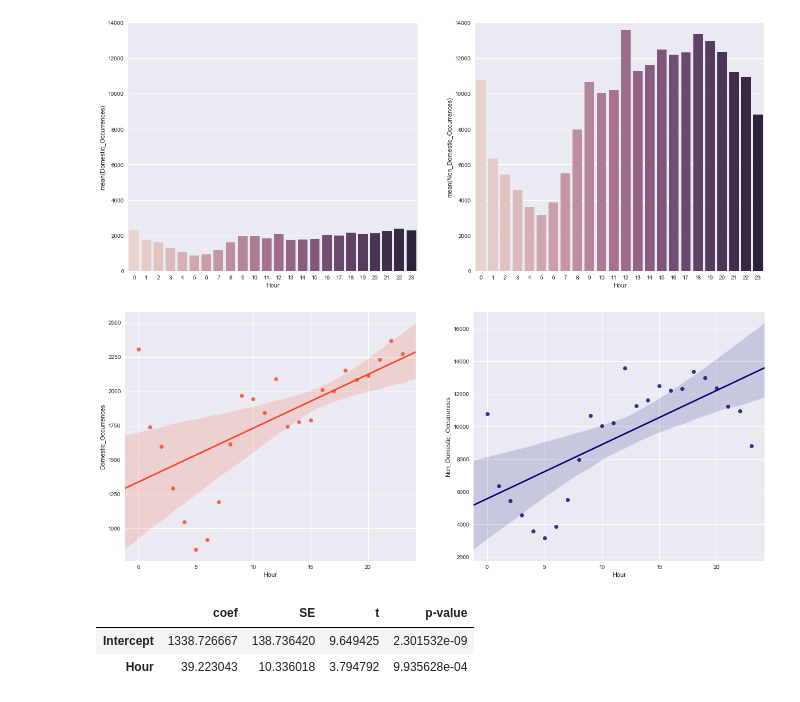
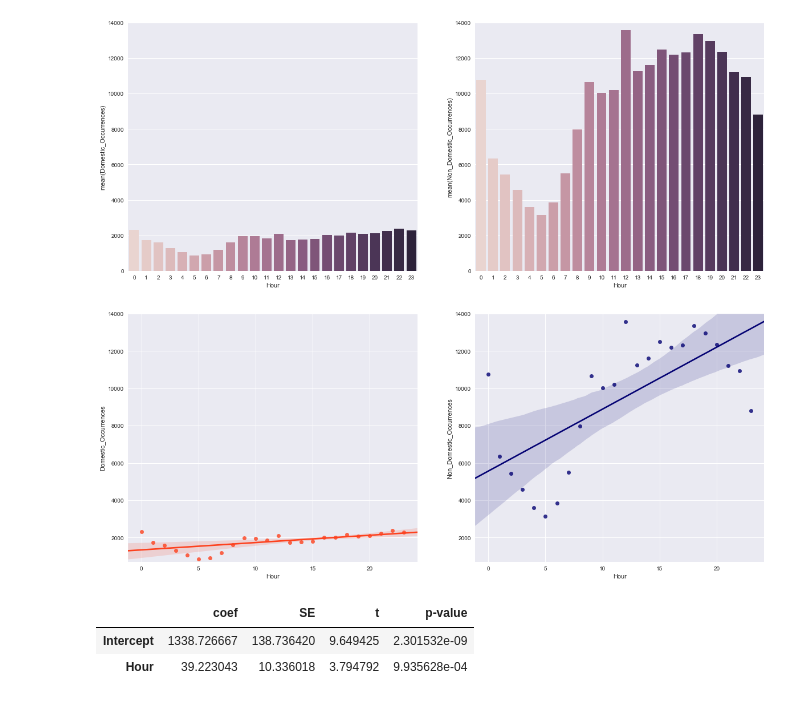
Before and after one commit to if1015-datascience-ufpe/2017-2-projeto-ajgan-rlsma-rcrs3, a Jupyter notebook: Project.ipynb, the cells around one changed output. Saved outputs shown, nothing was run; the diff lists cells and outputs as text; code cells hidden in the pictures.

```diff
--- a/Project.ipynb
+++ b/Project.ipynb
@@ -433,10 +433,12 @@ plt.show(fig)
 # %%
 fig, axes = plt.subplots(1,2,figsize=(20,8))
 sns.regplot(x = occurrences_domestic_hour['Hour'], y = occurrences_domestic_hour['Domestic_Occurrences'], color=sns.xkcd_rgb["orange red"], ax=axes[0])
 sns.regplot(x = occurrences_not_domestic_hour['Hour'], y = occurrences_not_domestic_hour['Non_Domestic_Occurrences'], color=sns.xkcd_rgb["deep blue"], ax=axes[1])
+axes[0].set(ylim=(700, 14000))
+axes[1].set(ylim=(700, 14000))
 plt.show(fig)
 # %% [output]
-[figure, old version]
+[figure, new version]
 # %%
 from sklearn.linear_model import LinearRegression
 from sklearn.metrics import r2_score
```
Also changed, not shown: parts of 7 cells of this notebook, 4 other files.
